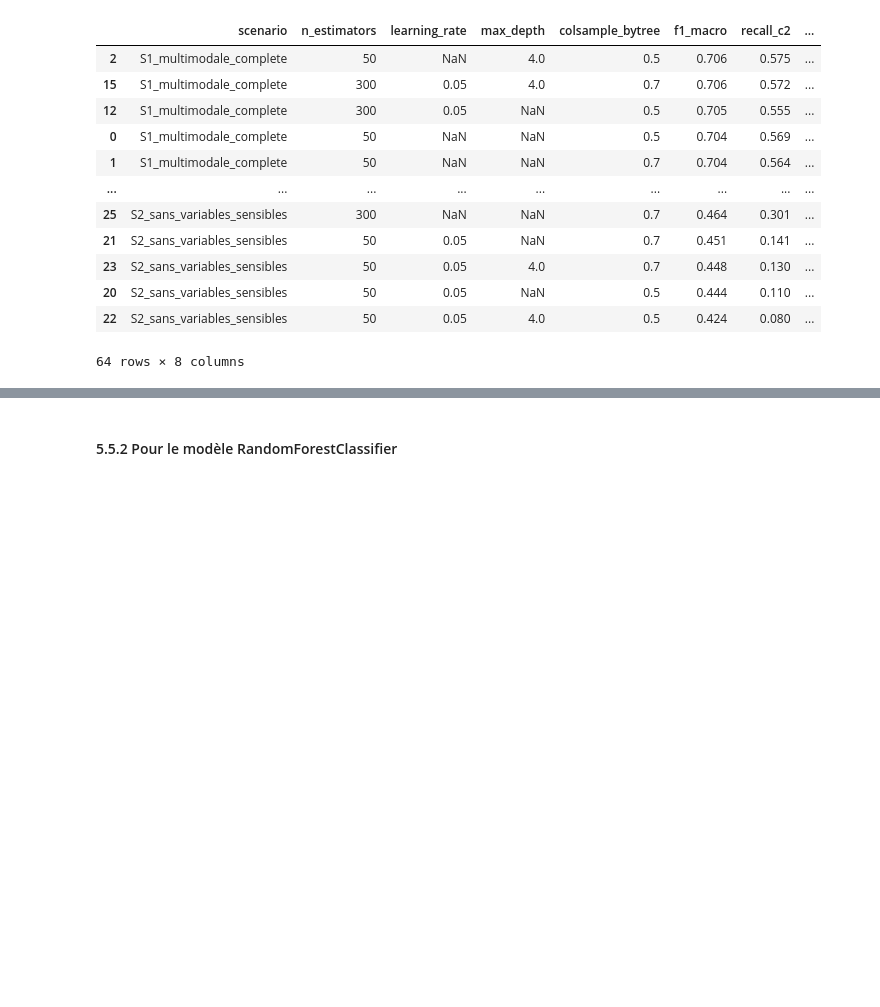
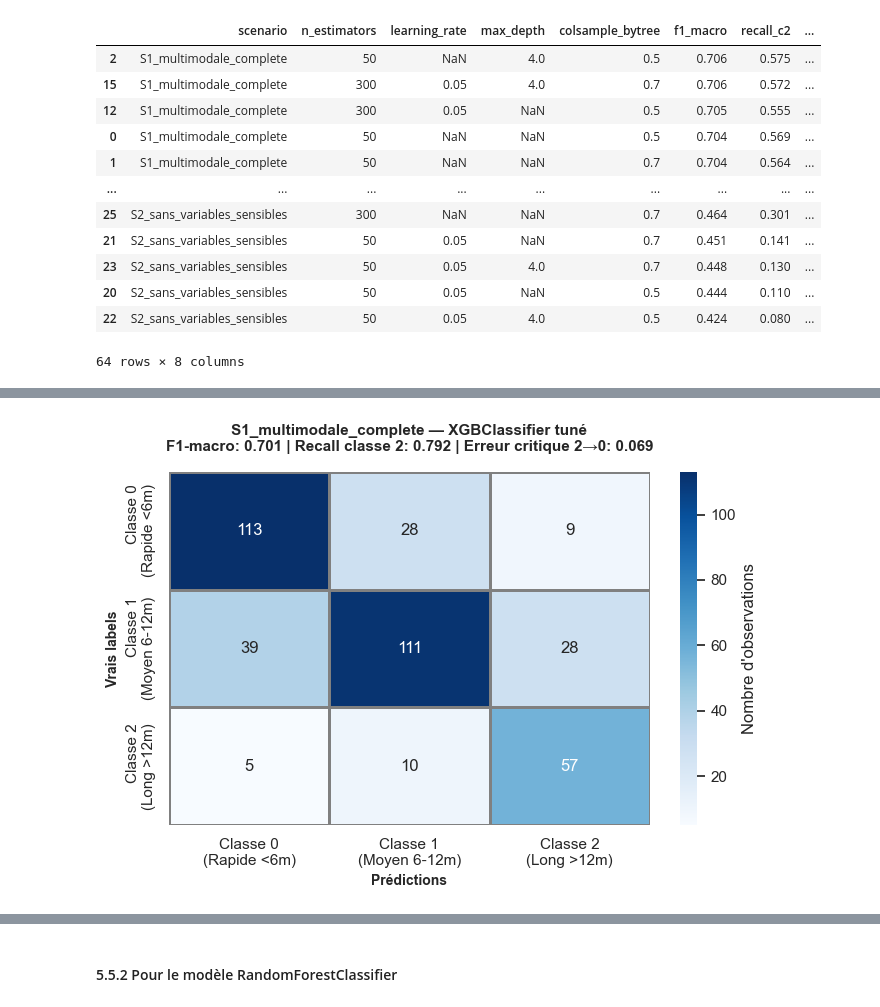
Before and after one commit to rbatos/Cas_usage_certif, a Jupyter notebook: notebooks/matrice-notebook-romain.ipynb, the cells around one changed output, grey strips where cells are left out. Drawn from its saved outputs; the diff is of its cells as text; code cells hidden in the pictures; blank space fills up the shorter version.

```diff
--- a/notebooks/matrice-notebook-romain.ipynb
+++ b/notebooks/matrice-notebook-romain.ipynb
@@ -1268,0 +1334,99 @@ Ces validations croisées on pris 2 minutes 35 secondes à s'exécuter.
+# %%
+# 1) Split interne train/val (sans toucher au test final)
+X_tr, X_val, y_tr, y_val = train_test_split(
+    X_train, y_train, test_size=0.2, stratify=y_train, random_state=RANDOM_STATE
+)
+
+# 2) Poids de classes + focus classe 2
+classes = np.array([0, 1, 2])
+weights = compute_class_weight(class_weight="balanced", classes=classes, y=y_tr)
+cw_local = {int(c): float(w) for c, w in zip(classes, weights)}
+cw_local[2] = cw_local[2] * 1.5
+
+# sample_weight indexé sur y_tr : sklearn le découpe automatiquement par fold
+sample_weight_train = y_tr.map(cw_local).values
+
+# Hyperparamètres réglés pour limiter le surapprentissage et mieux capter la classe 2.
+xgb_modele = XGBClassifier(
+    objective="multi:softprob", # Apprentissage multiclasse natif (classes 0, 1, 2).
+    num_class=3,                # Nombre de classes cibles dans le problème.
+    n_estimators=500,           # Beaucoup d'arbres pour apprendre progressivement sans brusquer le modèle.
+    learning_rate=0.03,         # Petit pas d'apprentissage pour améliorer la généralisation.
+    max_depth=5,                # Garde-fou sur la profondeur pour limiter la variance.
+    colsample_bytree=0.7,       # Sous-échantillonnage des colonnes (utile avec one-hot + tf-idf).
+    random_state=RANDOM_STATE,  # Rend les résultats reproductibles entre exécutions.
+    n_jobs=-1,                  # Utilise tous les coeurs CPU disponibles pour accélérer le fit.
+)
+
+pipe_xgb = Pipeline([
+    ("preparation", build_preprocessor(best_scenario_cols)),
+    ("modele", xgb_modele),
+])
+
+# fit_params transmet sample_weight au fit de chaque fold via la notation pipeline "etape__param"
+scores = cross_validate(
+    pipe_xgb,
+    X_tr,
+    y_tr,
+    cv=cv,
+    scoring={
+        "f1_macro": "f1_macro",
+        "recall_c2": make_scorer(recall_class_2),
+        "precision_c2": make_scorer(precision_class_2),
+        "f1_c2": make_scorer(f1_class_2),
+        "critical_2_to_0": make_scorer(critical_error_2_to_0, greater_is_better=False),
+        "neg_log_loss": "neg_log_loss",
+    },
+    error_score="raise",
+    params={"modele__sample_weight": sample_weight_train},
+    n_jobs=1
+)
+
+# Affichage des résultats de la validation croisée
+resultats = pd.DataFrame([{
+    "scénario": "S1_multimodale_complete",
+    "modèle": "XGBClassifier tuné",
+    "f1_macro (CV)": round(scores["test_f1_macro"].mean(), 3),
+    "écart-type": round(scores["test_f1_macro"].std(), 3),
+    "temps fit (s)": round(scores["fit_time"].mean(), 2),
+    "recall_classe_2 (CV)": round(scores["test_recall_c2"].mean(), 3),
+    "precision_classe_2 (CV)": round(scores["test_precision_c2"].mean(), 3),
+    "f1_classe_2 (CV)": round(scores["test_f1_c2"].mean(), 3),
+    "erreur_critique_2_vers_0 (CV)": round(-scores["test_critical_2_to_0"].mean(), 3),
+    "log_loss (CV)": round(-scores["test_neg_log_loss"].mean(), 3),
+    "temps score (s)": round(scores["score_time"].mean(), 2),
+}])
+display(resultats)
+
+# Matrice de confusion finale sur l'entrainement complet (après validation croisée)
+pipe_xgb.fit(X_tr, y_tr, modele__sample_weight=sample_weight_train)
+y_pred = pipe_xgb.predict(X_val)
+conf_matrix = confusion_matrix(y_val, y_pred)
+
+# Affichage de la matrice
+fig, ax = plt.subplots(figsize=(7, 5))
+sns.heatmap(
+    conf_matrix,
+    annot=True,
+    fmt="d",
+    cmap="Blues",
+    xticklabels=["Classe 0\n(Rapide <6m)", "Classe 1\n(Moyen 6-12m)", "Classe 2\n(Long >12m)"],
+    yticklabels=["Classe 0\n(Rapide <6m)", "Classe 1\n(Moyen 6-12m)", "Classe 2\n(Long >12m)"],
+    cbar_kws={"label": "Nombre d'observations"},
+    ax=ax,
+    linewidths=1,
+    linecolor="gray"
+)
+ax.set_title(
+    f"{'S1_multimodale_complete'} — {'XGBClassifier tuné'}\nF1-macro: {f1_score(y_val, y_pred, average='macro'):.3f} | "
+    f"Recall classe 2: {recall_class_2(y_val, y_pred):.3f} | "
+    f"Erreur critique 2→0: {critical_error_2_to_0(y_val, y_pred):.3f}",
+    fontsize=11,
+    weight="bold",
+    pad=15
+)
+ax.set_ylabel("Vrais labels", fontsize=10, weight="bold")
+ax.set_xlabel("Prédictions", fontsize=10, weight="bold")
+plt.tight_layout()
+plt.show()
+# %% [output]
@@ -1268,0 +1435 @@ Ces validations croisées on pris 2 minutes 35 secondes à s'exécuter.
+[figure, added]
```
Also changed, not shown: parts of 33 cells of this notebook, 1 other file.
